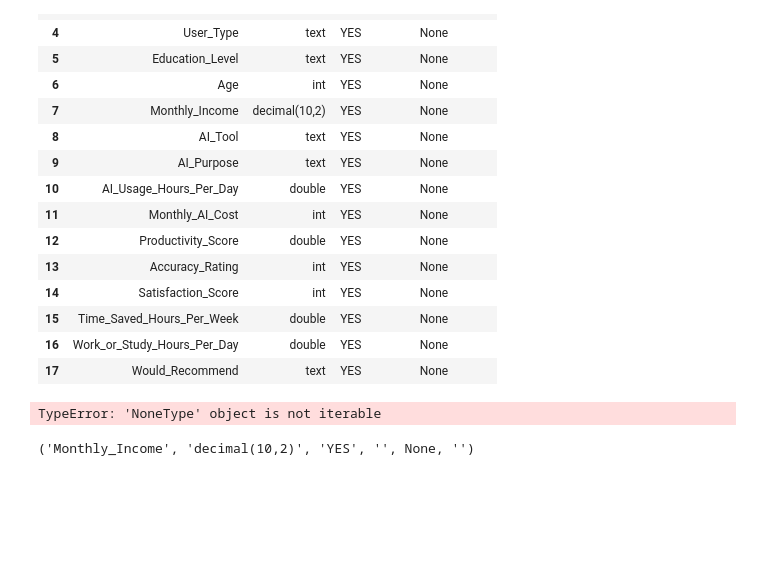
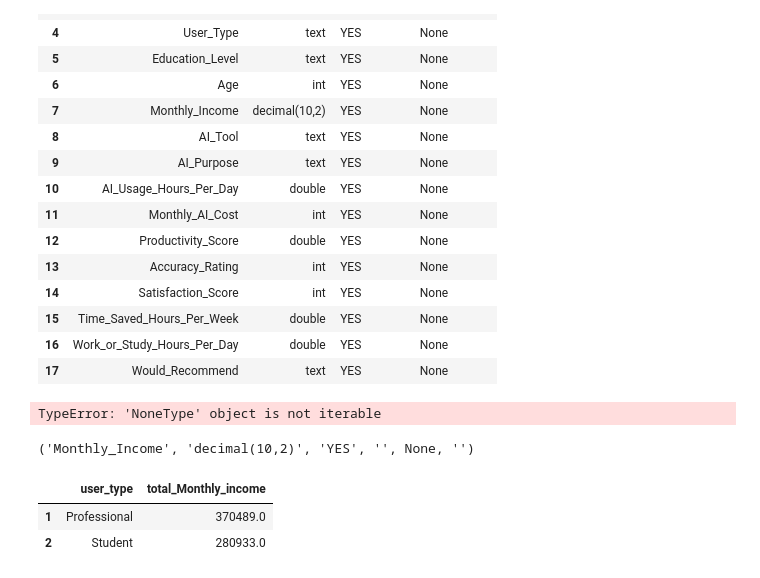
Before and after one commit to Ansh-3121/Ai-usages-impact-on-student-and-professionals, a Jupyter notebook: SqlQueries.ipynb, the cells around one changed output. Drawn from its saved outputs; the diff is of its cells as text; code cells hidden in the pictures; blank space fills up the shorter version.

Commit message:
Analys the monthly icome user type wise

```diff
--- a/SqlQueries.ipynb
+++ b/SqlQueries.ipynb
@@ -148,3 +148,10 @@ cur.execute("SHOW COLUMNS FROM prai LIKE 'Monthly_Income'")
 print(cur.fetchone())
 # %% [output]
 ('Monthly_Income', 'decimal(10,2)', 'YES', '', None, '')
+# %%
+Query6="""Select user_type,sum(Monthly_income) as total_Monthly_income from prai group by user_type order by sum(Monthly_income) desc; """
+run_query(Query6)
+# %% [output]
+|  | user_type | total_Monthly_income |
+| 1 | Professional | 370489.0 |
+| 2 | Student | 280933.0 |
```
